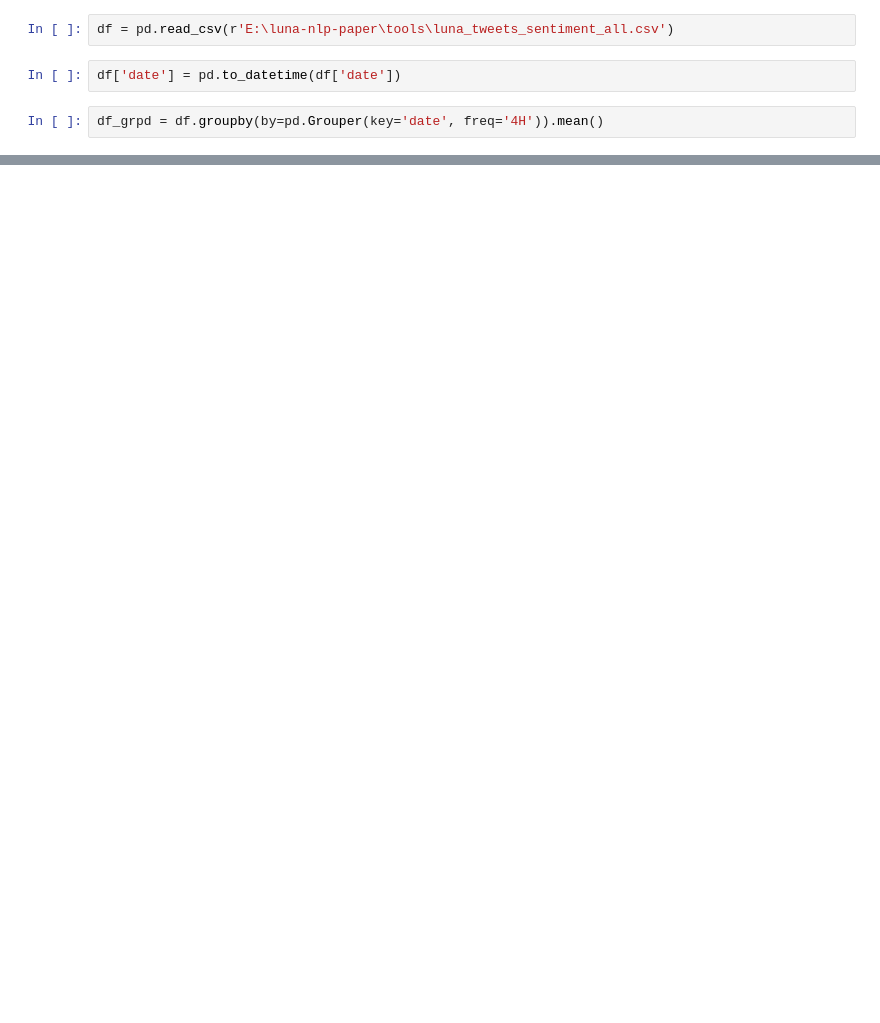
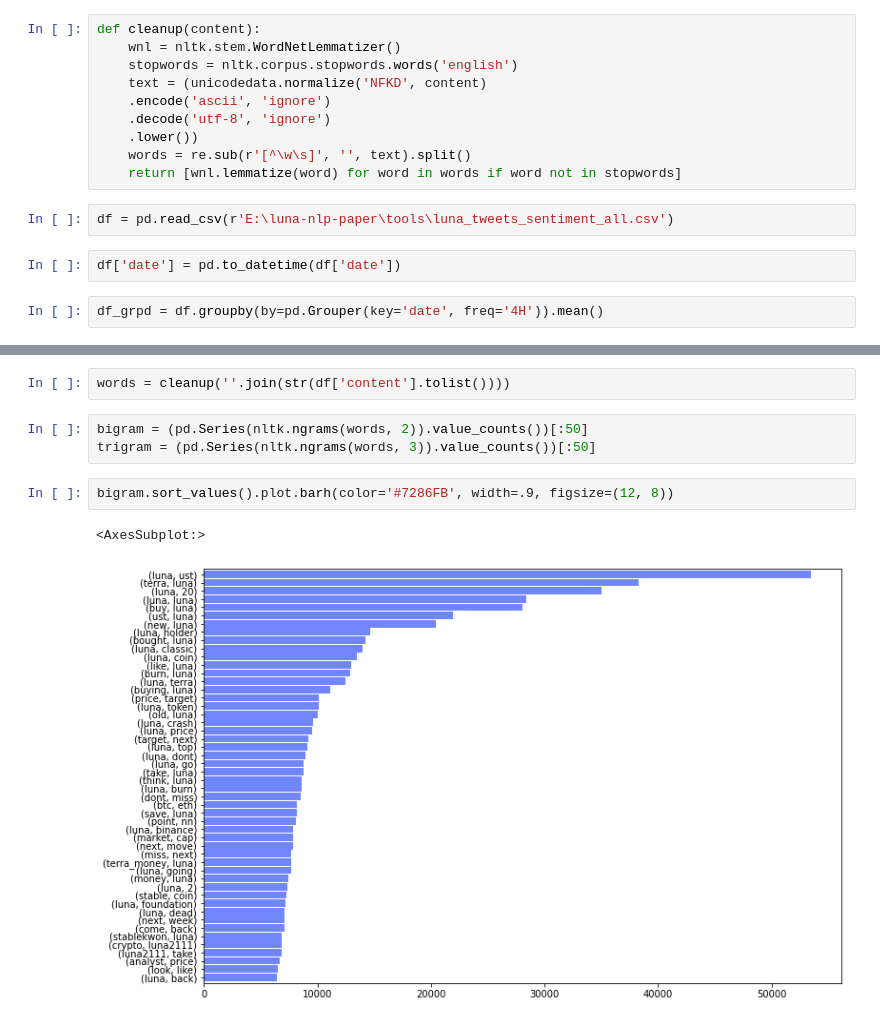
Before and after one commit to jzmujdzin/luna-nlp-paper, a Jupyter notebook: notebooks/plots.ipynb, the cells around one changed output, grey strips where cells are left out. Drawn from its saved outputs; the diff is of its cells as text; blank space fills up the shorter version.

```diff
--- a/notebooks/plots.ipynb
+++ b/notebooks/plots.ipynb
@@ -4,3 +12,13 @@ import seaborn as sns
+# %%
+def cleanup(content):
+    wnl = nltk.stem.WordNetLemmatizer()
+    stopwords = nltk.corpus.stopwords.words('english')
+    text = (unicodedata.normalize('NFKD', content)
+    .encode('ascii', 'ignore')
+    .decode('utf-8', 'ignore')
+    .lower())
+    words = re.sub(r'[^\w\s]', '', text).split()
+    return [wnl.lemmatize(word) for word in words if word not in stopwords]
 # %%
 df = pd.read_csv(r'E:\luna-nlp-paper\tools\luna_tweets_sentiment_all.csv')
 # %%
@@ -19,0 +40,10 @@ sns.histplot(df_grpd.vader)
+# %%
+words = cleanup(''.join(str(df['content'].tolist())))
+# %%
+bigram = (pd.Series(nltk.ngrams(words, 2)).value_counts())[:50]
+trigram = (pd.Series(nltk.ngrams(words, 3)).value_counts())[:50]
+# %%
+bigram.sort_values().plot.barh(color='#7286FB', width=.9, figsize=(12, 8))
+# %% [output]
+<AxesSubplot:>
+[figure, added]
```
Also changed, not shown: parts of 10 cells of this notebook, 1 other file.
